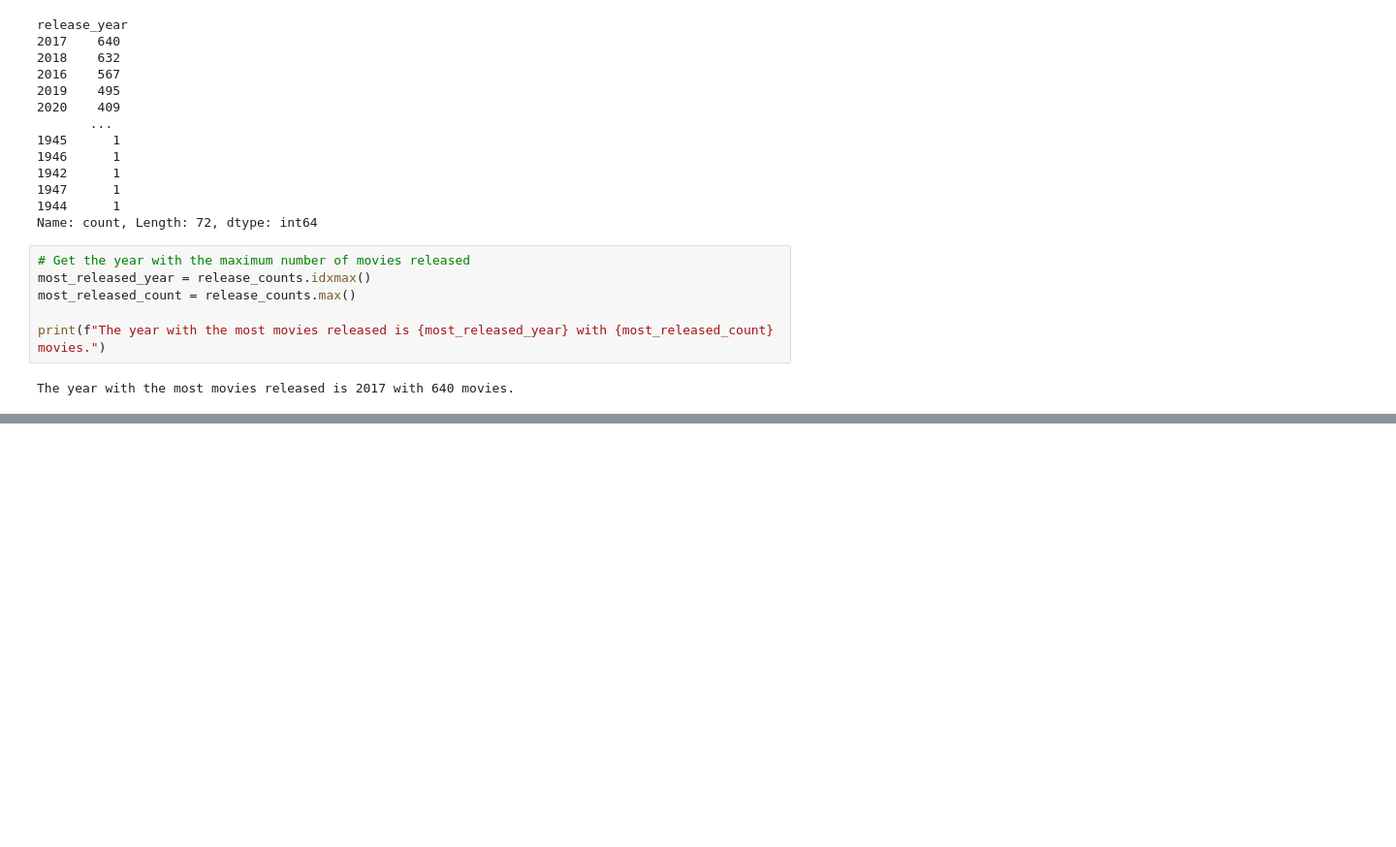
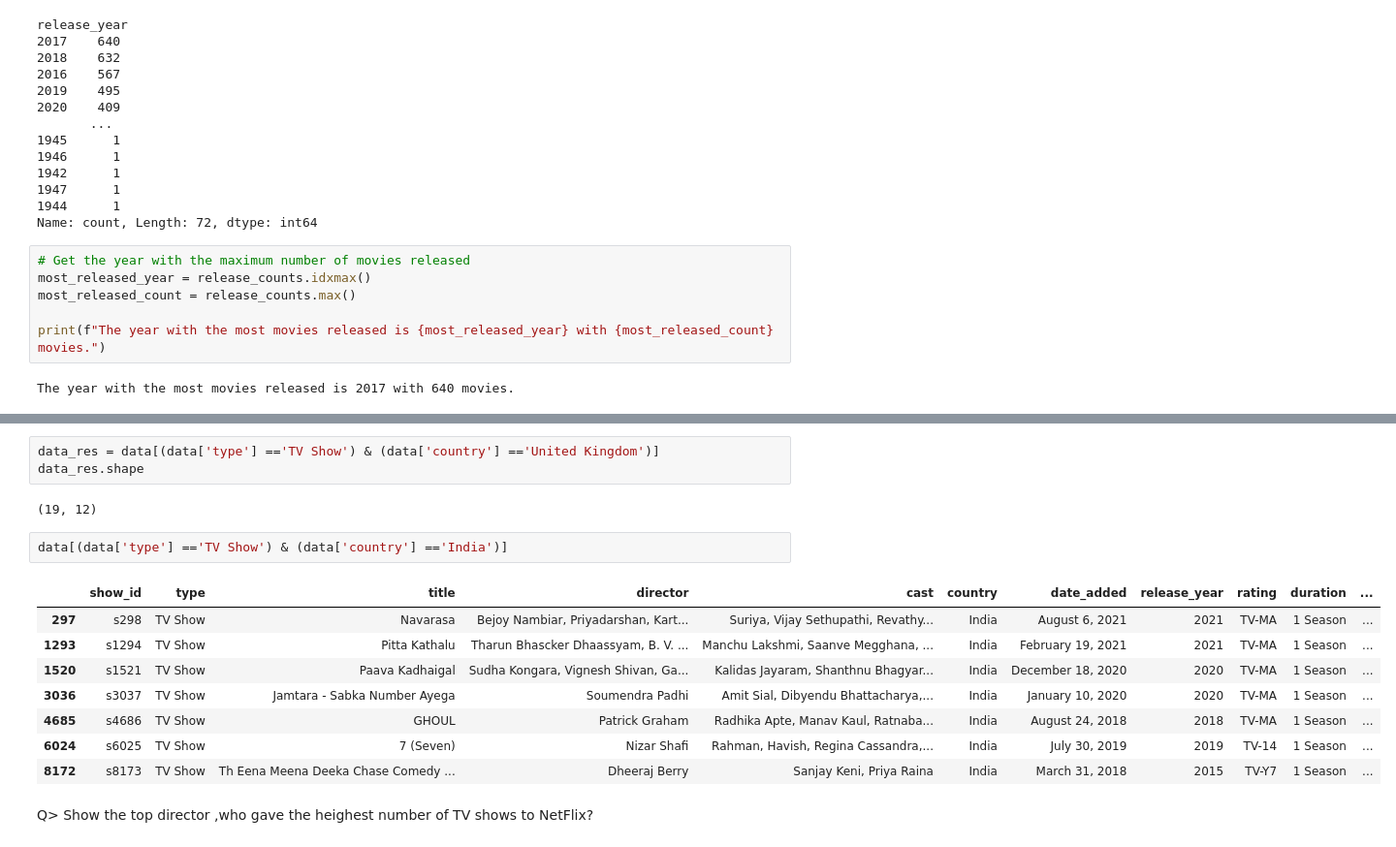
Before and after one commit to kmnishashukla/pythonL-bClass, a Jupyter notebook: pythonbyRandhwirSir/mlProject/NetflixDataAnalysis/NetflixDataAnalysis.ipynb, the cells around one changed output, grey strips where cells are left out. Shown at 97% size. Cells and saved outputs as stored; diff of their text form; blank space fills up the shorter version.

```diff
--- a/pythonbyRandhwirSir/mlProject/NetflixDataAnalysis/NetflixDataAnalysis.ipynb
+++ b/pythonbyRandhwirSir/mlProject/NetflixDataAnalysis/NetflixDataAnalysis.ipynb
@@ -483,0 +516,18 @@ The year with the most movies released is 2017 with 640 movies.
+# %%
+data_res = data[(data['type'] =='TV Show') & (data['country'] =='United Kingdom')]
+data_res.shape
+# %% [output]
+(19, 12)
+# %%
+data[(data['type'] =='TV Show') & (data['country'] =='India')]
+# %% [output]
+|  | show_id | type | title | director | cast | country | date_added | release_year | rating | duration | ... |
+| 297 | s298 | TV Show | Navarasa | Bejoy Nambiar, Priyadarshan, Kart... | Suriya, Vijay Sethupathi, Revathy... | India | August 6, 2021 | 2021 | TV-MA | 1 Season | ... |
+| 1293 | s1294 | TV Show | Pitta Kathalu | Tharun Bhascker Dhaassyam, B. V. ... | Manchu Lakshmi, Saanve Megghana, ... | India | February 19, 2021 | 2021 | TV-MA | 1 Season | ... |
+| 1520 | s1521 | TV Show | Paava Kadhaigal | Sudha Kongara, Vignesh Shivan, Ga... | Kalidas Jayaram, Shanthnu Bhagyar... | India | December 18, 2020 | 2020 | TV-MA | 1 Season | ... |
+| 3036 | s3037 | TV Show | Jamtara - Sabka Number Ayega | Soumendra Padhi | Amit Sial, Dibyendu Bhattacharya,... | India | January 10, 2020 | 2020 | TV-MA | 1 Season | ... |
+| 4685 | s4686 | TV Show | GHOUL | Patrick Graham | Radhika Apte, Manav Kaul, Ratnaba... | India | August 24, 2018 | 2018 | TV-MA | 1 Season | ... |
+| 6024 | s6025 | TV Show | 7 (Seven) | Nizar Shafi | Rahman, Havish, Regina Cassandra,... | India | July 30, 2019 | 2019 | TV-14 | 1 Season | ... |
+| 8172 | s8173 | TV Show | Th Eena Meena Deeka Chase Comedy ... | Dheeraj Berry | Sanjay Keni, Priya Raina | India | March 31, 2018 | 2015 | TV-Y7 | 1 Season | ... |
+# %% [markdown]
+Q> Show the top director ,who gave the heighest number of TV shows to NetFlix?
```
Also changed, not shown: parts of 6 cells of this notebook, 1 other file.
